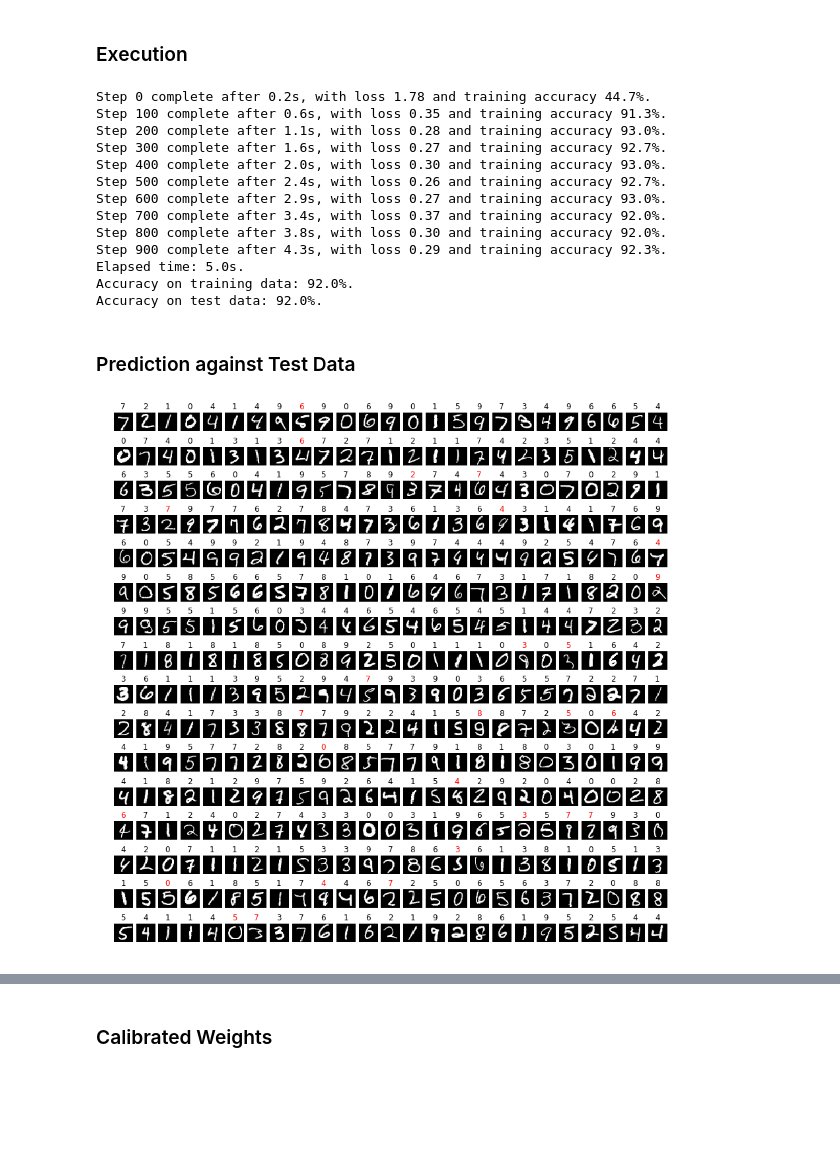
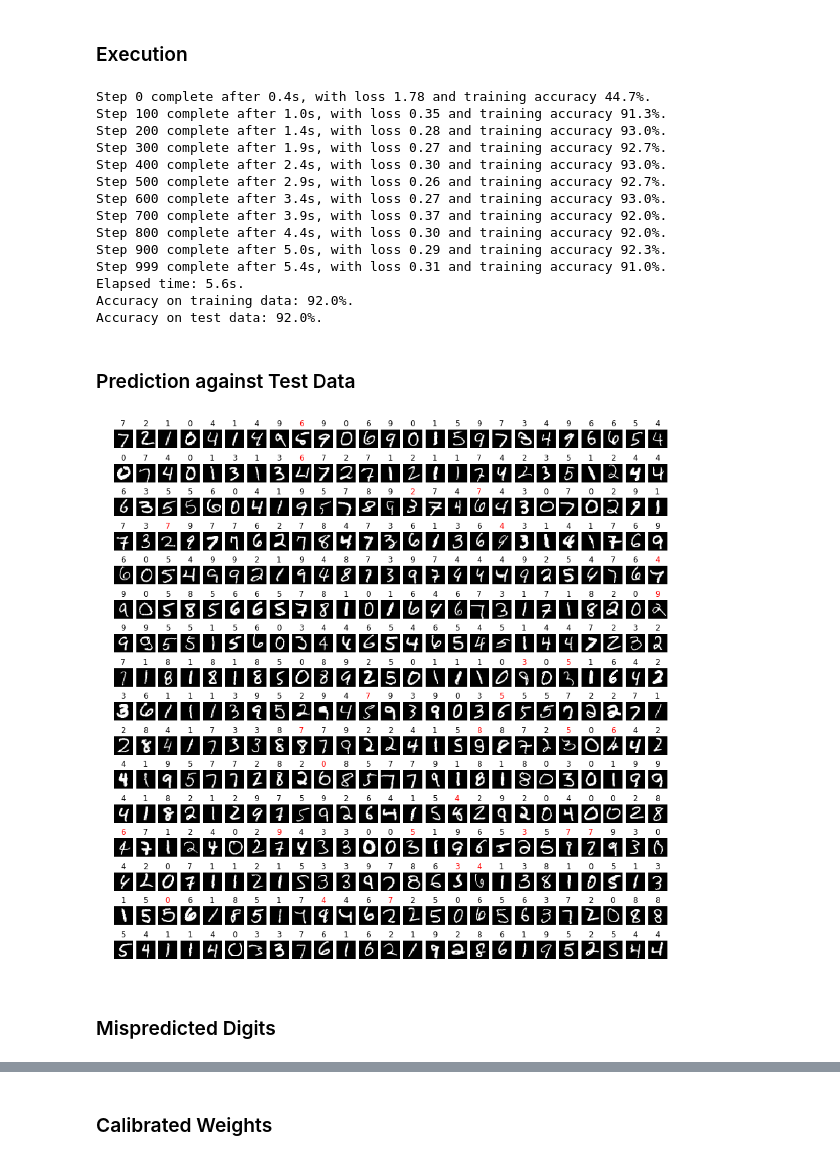
Before and after one commit to RegisC/JupyterNotebooks, a Jupyter notebook: MachineLearning/TensorFlow - Linear MNIST.ipynb, the cells around one changed output, grey strips where cells are left out. Drawn from its saved outputs; the diff is of its cells as text; code cells hidden in the pictures; blank space fills up the shorter version.

```diff
--- a/MachineLearning/TensorFlow - Linear MNIST.ipynb
+++ b/MachineLearning/TensorFlow - Linear MNIST.ipynb
@@ -45,14 +38,12 @@ New shape of test labels: (10000, 10).
 # %%
 def next_batch(batch_size, data, labels):
-    """Return an array of `batch_size` random samples and labels."""
-    indices = np.random.randint(low=0, high=data.shape[0], size=batch_size)
-    data_batch = data[indices]
-    labels_batch = labels[indices]
-    return data_batch, labels_batch
+    """Return an array of `batch_size` random samples and labels as a tuple."""
+    indices = np.random.randint(low=0, high=data.shape[0], size=batch_size) # random indices of batch items
+    return data[indices], labels[indices]
 # %% [markdown]
 ### Sample Images
 # %%
-ROWS, COlS = 4, 20
+ROWS, COLS = 4, 20
 f, axes = plt.subplots(ROWS, COLS, figsize=(12,5)) # image size is in inches
 for i in range(ROWS):
     for j in range(COLS):
@@ -97,18 +88,19 @@ accuracy = tf.reduce_mean(tf.cast(tf.equal(tf.argmax(y,1), tf.argmax(y_hat,1)),
 ### Execution
 # %%
 NUM_ITERATIONS, BATCH_SIZE = 1000, 300
+LOG_PATH = './TBLogs/'
+
 start_time = time.time()
 init = tf.global_variables_initializer()
-log_path = './TBLogs/'
 np.random.seed(42)
 with tf.Session() as sess:
-    tbWriter = tf.summary.FileWriter(log_path, sess.graph)
+    tbWriter = tf.summary.FileWriter(LOG_PATH, sess.graph)
     sess.run(init)
     for i in range(NUM_ITERATIONS):
         images, labels = next_batch(BATCH_SIZE, train_images, train_labels) # Nx784 and Nx10
         _, summary = sess.run([optimizer, summarize_all], feed_dict={x:images, y:labels})
         tbWriter.add_summary(summary, i)
-        if (i % 100 == 0) or (i == num_iterations-1):
+        if (i % 100 == 0) or (i == NUM_ITERATIONS-1):
             l = sess.run(loss, feed_dict={x:images, y:labels})
             end_time = time.time()
             acc = sess.run(accuracy, feed_dict={y:labels, x:images})
@@ -122,17 +114,18 @@ with tf.Session() as sess:
     acc, weights, bias = sess.run([accuracy, W, b], feed_dict={x:test_images, y:test_labels})
     print(f"Accuracy on test data: {acc*100:.1f}%.")
 # %% [output]
-Step 0 complete after 0.2s, with loss 1.78 and training accuracy 44.7%.
-Step 100 complete after 0.6s, with loss 0.35 and training accuracy 91.3%.
-Step 200 complete after 1.1s, with loss 0.28 and training accuracy 93.0%.
-Step 300 complete after 1.6s, with loss 0.27 and training accuracy 92.7%.
-Step 400 complete after 2.0s, with loss 0.30 and training accuracy 93.0%.
-Step 500 complete after 2.4s, with loss 0.26 and training accuracy 92.7%.
-Step 600 complete after 2.9s, with loss 0.27 and training accuracy 93.0%.
-Step 700 complete after 3.4s, with loss 0.37 and training accuracy 92.0%.
-Step 800 complete after 3.8s, with loss 0.30 and training accuracy 92.0%.
-Step 900 complete after 4.3s, with loss 0.29 and training accuracy 92.3%.
-Elapsed time: 5.0s.
+Step 0 complete after 0.4s, with loss 1.78 and training accuracy 44.7%.
+Step 100 complete after 1.0s, with loss 0.35 and training accuracy 91.3%.
+Step 200 complete after 1.4s, with loss 0.28 and training accuracy 93.0%.
+Step 300 complete after 1.9s, with loss 0.27 and training accuracy 92.7%.
+Step 400 complete after 2.4s, with loss 0.30 and training accuracy 93.0%.
+Step 500 complete after 2.9s, with loss 0.26 and training accuracy 92.7%.
+Step 600 complete after 3.4s, with loss 0.27 and training accuracy 93.0%.
+Step 700 complete after 3.9s, with loss 0.37 and training accuracy 92.0%.
+Step 800 complete after 4.4s, with loss 0.30 and training accuracy 92.0%.
+Step 900 complete after 5.0s, with loss 0.29 and training accuracy 92.3%.
+Step 999 complete after 5.4s, with loss 0.31 and training accuracy 91.0%.
+Elapsed time: 5.6s.
 Accuracy on training data: 92.0%.
 Accuracy on test data: 92.0%.
 # %% [markdown]
@@ -140,17 +133,19 @@ Accuracy on test data: 92.0%.
 # %%
 ROWS, COLS = 16, 25
 np.set_printoptions(precision=3, suppress=True)
 fig, axes = plt.subplots(ROWS, COLS, figsize=(15, 15)) # image size is in inches
 for i in range(ROWS):
     for j in range(COLS):
         index = i*COLS + j
         output = np.matmul(test_images[index], weights) + bias # score = image * weights + bias
         probabilities = np.exp(output) / np.exp(output).sum() # activation fn converts scores to probalities
         color = 'k' if (probabilities.argmax() == test_labels[index].argmax()) else 'r'
-        axes[i, j].imshow(image.reshape((28, 28)), cmap='gray')
+        axes[i, j].imshow(test_images[index].reshape((28, 28)), cmap='gray')
         axes[i, j].set_title(f"{probabilities.argmax()}", color=color)
         axes[i, j].axis('off')
 # %% [output]
-[figure, old version]
+[figure, new version]
+# %% [markdown]
+### Mispredicted Digits
 # %%
 errors = 0
```
Also changed, not shown: parts of 13 cells of this notebook.
